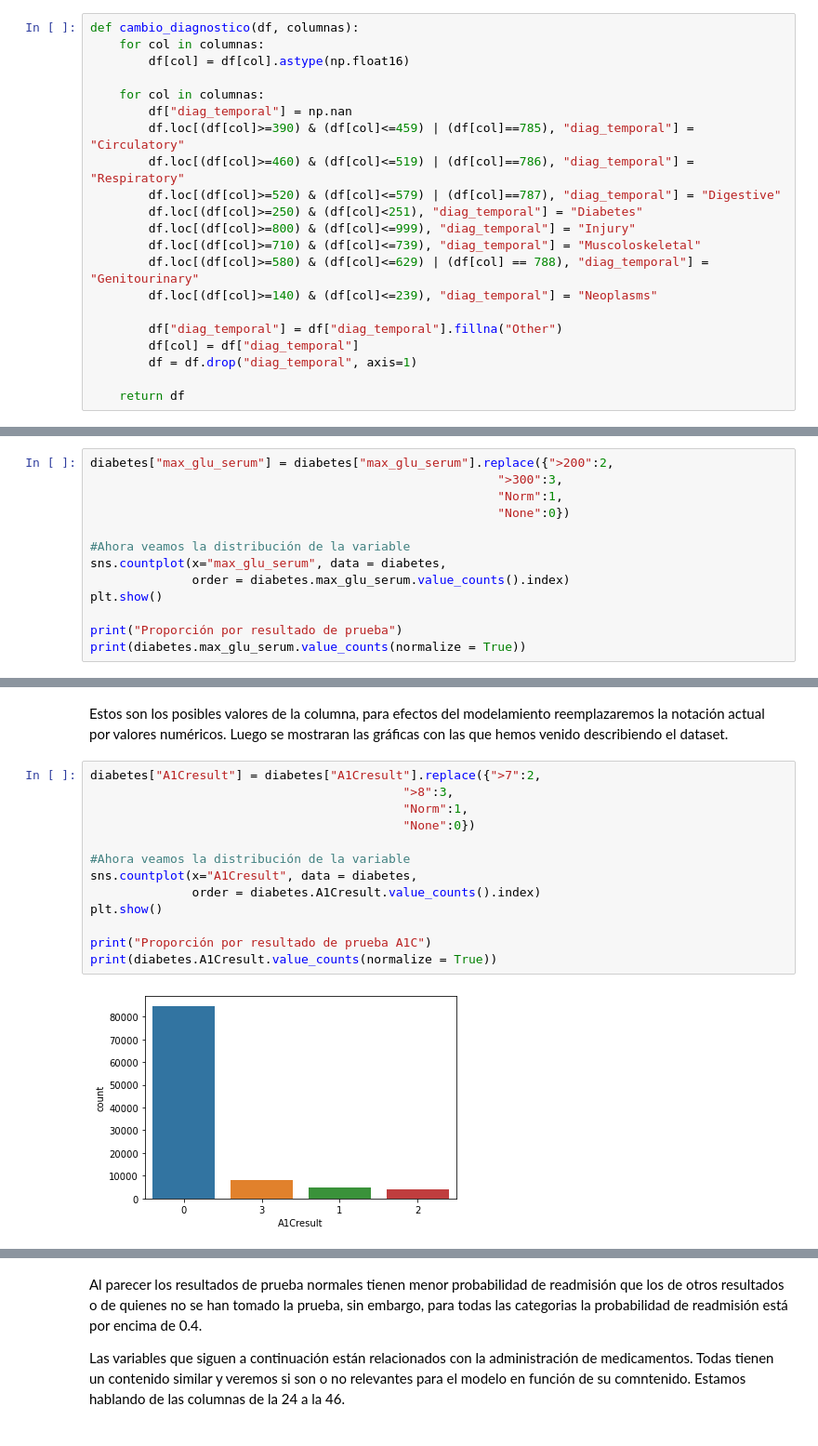
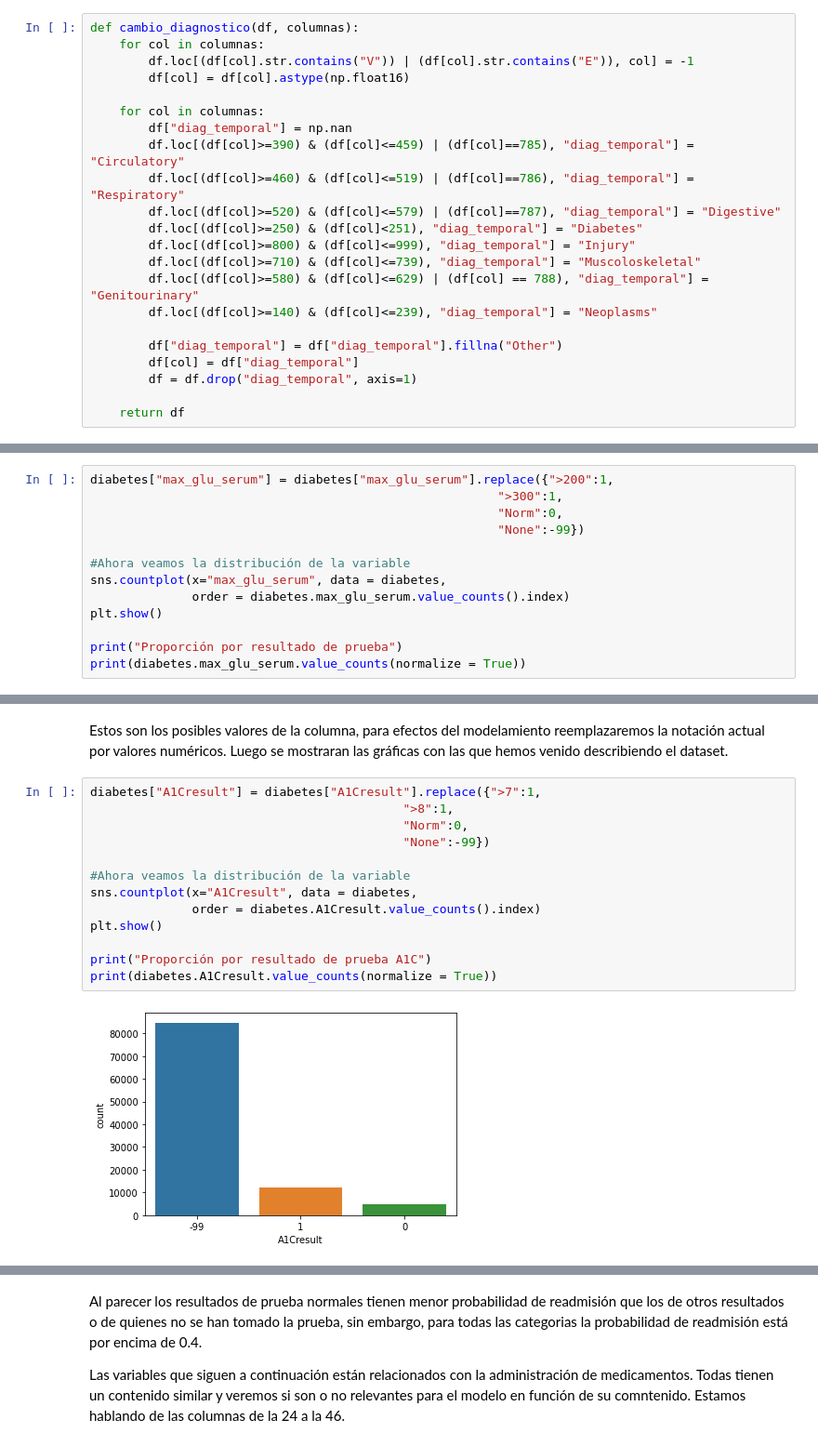
Before and after one commit to diegoguerrero031/ifood_prueba, a Jupyter notebook: Diabetes_130.ipynb, the cells around one changed output, grey strips where cells are left out. Shown at 93% size. Cells and saved outputs as stored; diff of their text form.

```diff
--- a/Diabetes_130.ipynb
+++ b/Diabetes_130.ipynb
@@ -1026,6 +1026,7 @@ Continuamos el análisis con las variables diag_1, diag_2, diag_3, las cuales co
 # %%
 def cambio_diagnostico(df, columnas):
     for col in columnas:
+        df.loc[(df[col].str.contains("V")) | (df[col].str.contains("E")), col] = -1
         df[col] = df[col].astype(np.float16)
 
     for col in columnas:
@@ -1208,10 +1209,10 @@ array(['None', '>300', 'Norm', '>200'], dtype=object)
 # %% [markdown]
 Estos son los posibles valores de la columna, para efectos del modelamiento reemplazaremos la notación actual por valores numéricos. Luego se mostraran las gráficas con las que hemos venido describiendo el dataset.
 # %%
-diabetes["max_glu_serum"] = diabetes["max_glu_serum"].replace({">200":2,
-                                                        ">300":3,
-                                                        "Norm":1,
-                                                        "None":0})
+diabetes["max_glu_serum"] = diabetes["max_glu_serum"].replace({">200":1,
+                                                        ">300":1,
+                                                        "Norm":0,
+                                                        "None":-99})
 
 #Ahora veamos la distribución de la variable
 sns.countplot(x="max_glu_serum", data = diabetes,
@@ -1239,18 +1239,18 @@ array(['None', '>7', '>8', 'Norm'], dtype=object)
 # %% [markdown]
 Estos son los posibles valores de la columna, para efectos del modelamiento reemplazaremos la notación actual por valores numéricos. Luego se mostraran las gráficas con las que hemos venido describiendo el dataset.
 # %%
-diabetes["A1Cresult"] = diabetes["A1Cresult"].replace({">7":2,
-                                           ">8":3,
-                                           "Norm":1,
-                                           "None":0})
+diabetes["A1Cresult"] = diabetes["A1Cresult"].replace({">7":1,
+                                           ">8":1,
+                                           "Norm":0,
+                                           "None":-99})
 
 #Ahora veamos la distribución de la variable
 sns.countplot(x="A1Cresult", data = diabetes,
               order = diabetes.A1Cresult.value_counts().index)
 plt.show()
 
 print("Proporción por resultado de prueba A1C")
 print(diabetes.A1Cresult.value_counts(normalize = True))
 # %% [output]
-[figure, old version]
+[figure, new version]
 Proporción por resultado de prueba A1C
```
Also changed, not shown: parts of 36 cells of this notebook.
